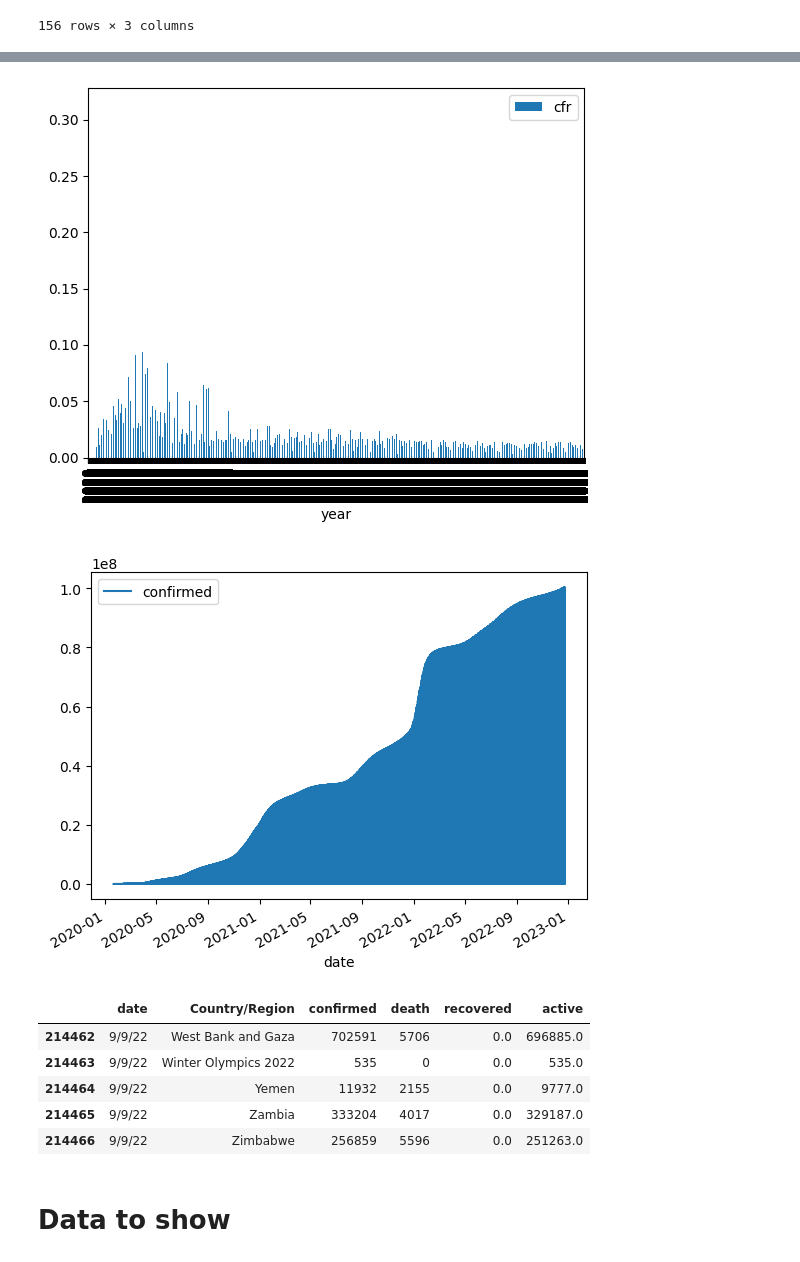
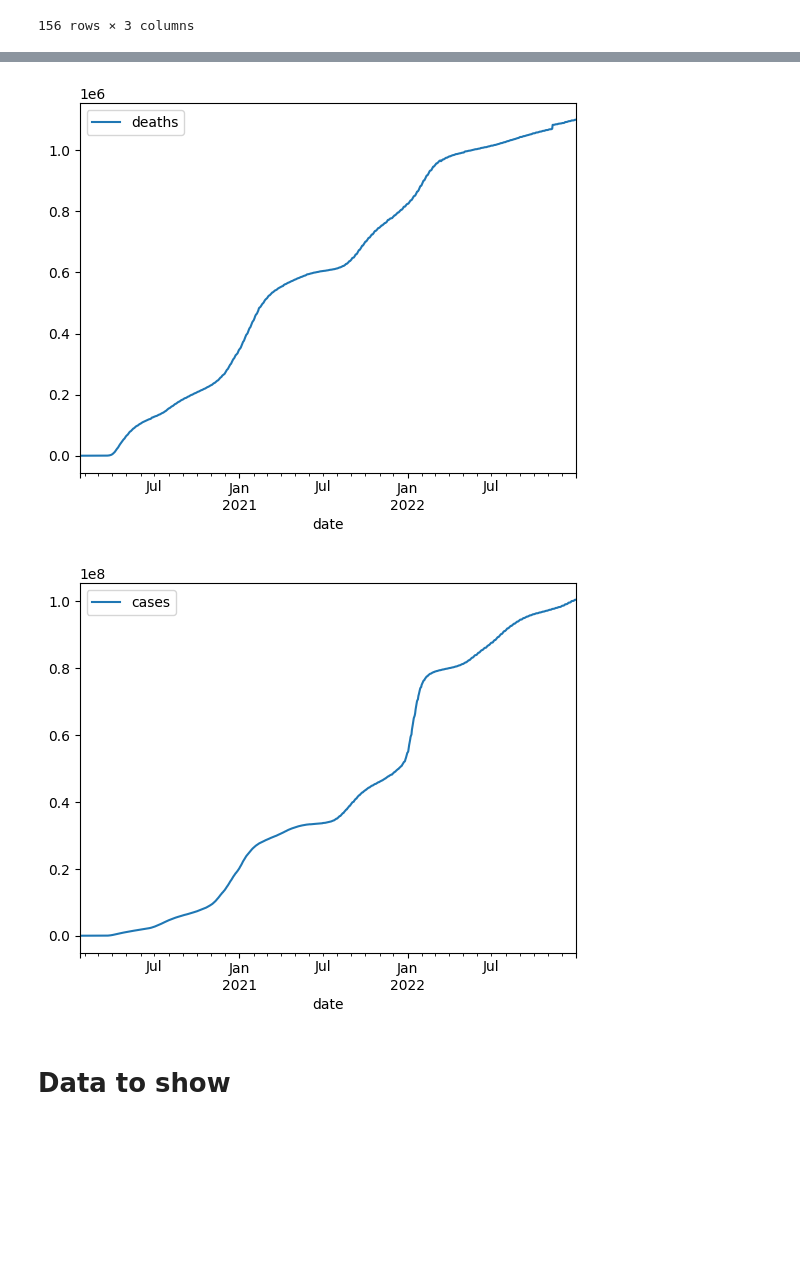
Before and after one commit to Ivan2911/COVID-19-VIZ, a Jupyter notebook: data_process.ipynb, the cells around one changed output, grey strips where cells are left out. Cells and saved outputs as stored; diff of their text form; code cells hidden in the pictures; blank space fills up the shorter version.

```diff
--- a/data_process.ipynb
+++ b/data_process.ipynb
@@ -210,24 +185,24 @@ df_merged.tail()
 # %%
 import matplotlib.pyplot as plt
 
 # Select the 'Year' and 'Sales' columns
-dff = df_merged[['year', 'cfr']]
+dff = us_date_df[['date', 'deaths']]
 
 # Plot the 'Year' and 'Sales' columns
-dff.plot(kind='bar', x='year', y='cfr')
+dff.plot(x='date', y='deaths')
 
 # Show the plot
 plt.show()
 # %% [output]
-[figure, old version]
+[figure, new version]
 # %%
 # Select the 'Year' and 'Sales' columns
-dff1 = df[['date', 'confirmed']]
+dff = us_date_df[['date', 'cases']]
 
 # Plot the 'Year' and 'Sales' columns
-dff1.plot(x='date', y='confirmed')
+dff.plot(x='date', y='cases')
 
 # Show the plot
 plt.show()
 # %% [output]
-[figure, old version]
+[figure, new version]
@@ -236,12 +209,3 @@ country_sum_by_date_df = df.groupby(["date","Country/Region"])[["confirmed","dea
-# %%
-country_sum_by_date_df.tail()
-# %% [output]
-|  | date | Country/Region | confirmed | death | recovered | active |
-| 214462 | 9/9/22 | West Bank and Gaza | 702591 | 5706 | 0.0 | 696885.0 |
-| 214463 | 9/9/22 | Winter Olympics 2022 | 535 | 0 | 0.0 | 535.0 |
-| 214464 | 9/9/22 | Yemen | 11932 | 2155 | 0.0 | 9777.0 |
-| 214465 | 9/9/22 | Zambia | 333204 | 4017 | 0.0 | 329187.0 |
-| 214466 | 9/9/22 | Zimbabwe | 256859 | 5596 | 0.0 | 251263.0 |
 # %% [markdown]
 # Data to show
 # %%
```
Also changed, not shown: parts of 30 cells of this notebook, 3 other files.
